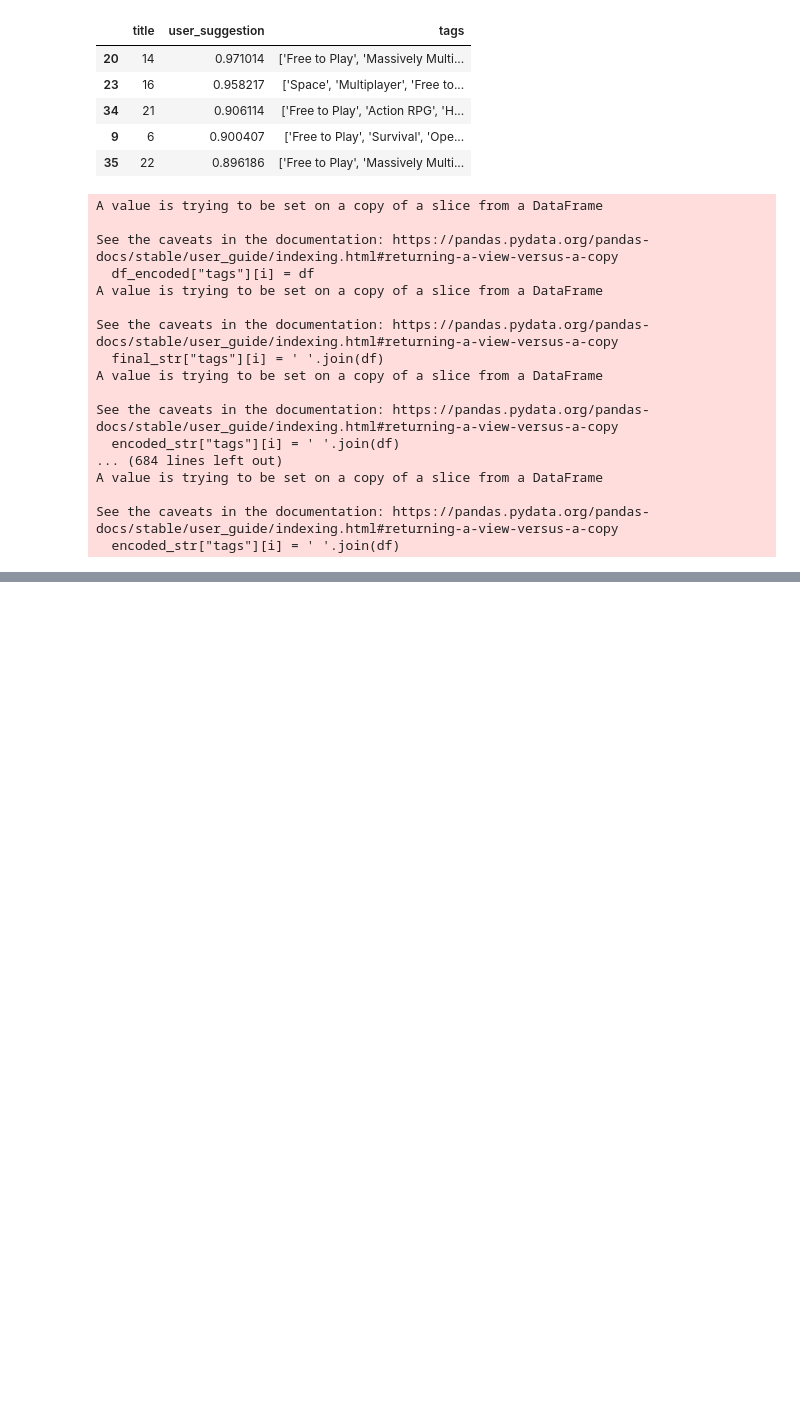
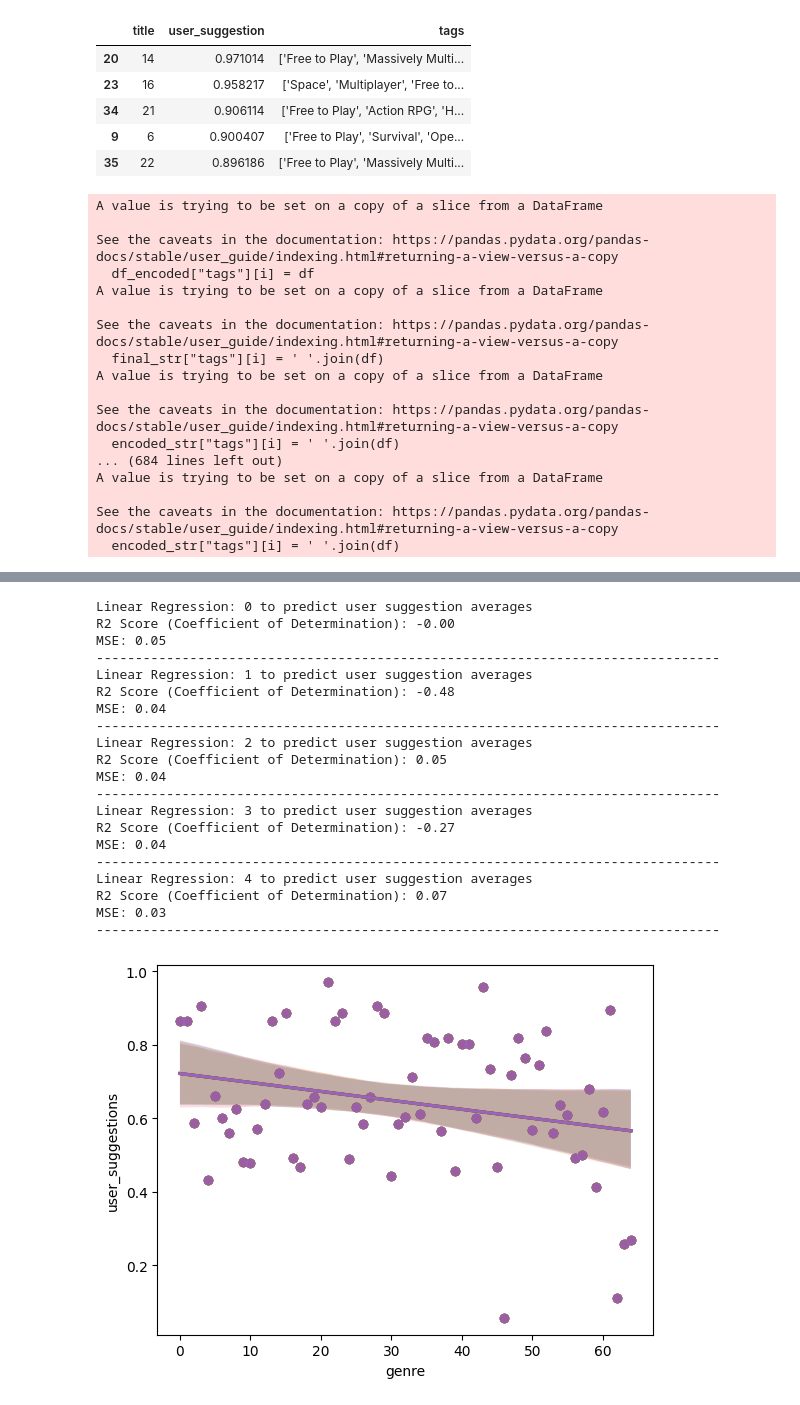
Before and after one commit to DylanSTucker/cmpt318-dataAnalysis, a Jupyter notebook: src/results.ipynb, the cells around one changed output, grey strips where cells are left out. Cells and saved outputs as stored; diff of their text form; code cells hidden in the pictures; blank space fills up the shorter version.

```diff
--- a/src/results.ipynb
+++ b/src/results.ipynb
@@ -95,0 +173,14 @@ See the caveats in the documentation: https://pandas.pydata.org/pandas-docs/stab
+# %%
+x = df_genre["genre"]
+y = df_genre["user_suggestions"]
+# %%
+from sklearn.model_selection import train_test_split
+
+
+x_train, x_test, y_train, y_test = train_test_split(x,y, test_size=0.30, random_state=1)
+# %%
+from sklearn.linear_model import LinearRegression
+
+
+lin_reg = LinearRegression()
+lin_reg.fit(x_train.to_numpy().reshape(-1, 1),y_train)
@@ -95,0 +195,3 @@ See the caveats in the documentation: https://pandas.pydata.org/pandas-docs/stab
+# %%
+y_pred = lin_reg.predict(x_test.to_numpy().reshape(-1, 1))
+y_pred
@@ -95,0 +225,42 @@ See the caveats in the documentation: https://pandas.pydata.org/pandas-docs/stab
+# %%
+for f in range(0, 5):
+    x = df_genre["genre"]
+    y = df_genre["user_suggestions"]
+
+    # Train-Test Split
+    x_train, x_test, y_train, y_test = train_test_split(x,y, test_size=0.20)
+
+    # Create and fit the Linear Regression Model.
+    lin_reg = LinearRegression()
+    lin_reg.fit(x_train.to_numpy().reshape(-1, 1),y_train)
+
+    # Predict using the 'test' values.
+    y_pred = lin_reg.predict(x_test.to_numpy().reshape(-1, 1))
+
+    print(f'Linear Regression: {f} to predict user suggestion averages')
+    print("R2 Score (Coefficient of Determination): %.2f" % r2_score(y_test, y_pred))
+    print("MSE: %.2f" % mean_squared_error(y_test, y_pred))
+    sns.regplot(data=df_genre, y='user_suggestions',x="genre")
+    print('-'*80)
+# %% [output]
+Linear Regression: 0 to predict user suggestion averages
+R2 Score (Coefficient of Determination): -0.00
+MSE: 0.05
+--------------------------------------------------------------------------------
+Linear Regression: 1 to predict user suggestion averages
+R2 Score (Coefficient of Determination): -0.48
+MSE: 0.04
+--------------------------------------------------------------------------------
+Linear Regression: 2 to predict user suggestion averages
+R2 Score (Coefficient of Determination): 0.05
+MSE: 0.04
+--------------------------------------------------------------------------------
+Linear Regression: 3 to predict user suggestion averages
+R2 Score (Coefficient of Determination): -0.27
+MSE: 0.04
+--------------------------------------------------------------------------------
+Linear Regression: 4 to predict user suggestion averages
+R2 Score (Coefficient of Determination): 0.07
+MSE: 0.03
+--------------------------------------------------------------------------------
+[figure, added]
```
Also changed, not shown: parts of 16 cells of this notebook, 7 other files.
